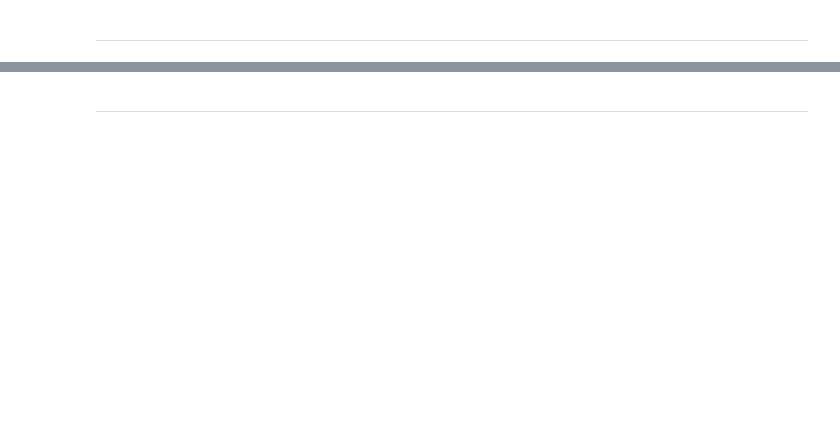
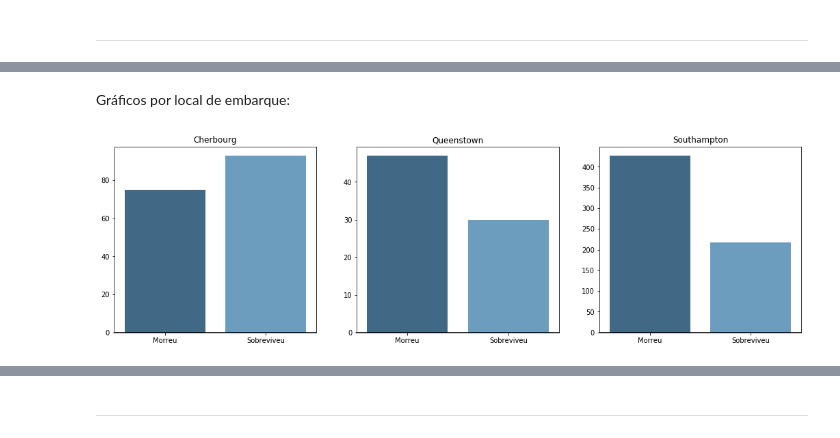
Before and after one commit to DiegoAbreu/Kaggle-Titanic, a Jupyter notebook: Kg-titanic.ipynb, the cells around one changed output, grey strips where cells are left out. Saved outputs shown, nothing was run; the diff lists cells and outputs as text; code cells hidden in the pictures; blank space fills up the shorter version.

```diff
--- a/Kg-titanic.ipynb
+++ b/Kg-titanic.ipynb
@@ -150,0 +403,26 @@ Precisamos descobrir de acordo com suas caracteristicas, se as pessoas do datase
+# %% [markdown]
+Gráficos por local de embarque:
+# %%
+f, (ax1, ax2, ax3) = plt.subplots(1, 3, figsize=(18, 5), sharex=True)
+x="Survived"
+
+sns.barplot(data = analise, x=x, y="Embarked_C",palette = 'Blues_d', ax=ax1)
+ax1.axhline(0, color="k", clip_on=False)
+ax1.set_title("Cherbourg")
+ax1.set_ylabel("")
+ax1.set_xlabel("")
+
+sns.barplot(data = analise, x=x, y="Embarked_Q",palette = 'Blues_d', ax=ax2)
+ax2.axhline(0, color="k", clip_on=False)
+ax2.set_title("Queenstown")
+ax2.set_ylabel("")
+ax2.set_xlabel("")
+
+sns.barplot(data = analise, x=x, y="Embarked_S",palette = 'Blues_d', ax=ax3)
+ax3.axhline(0, color="k", clip_on=False)
+ax3.set_title("Southampton")
+ax3.set_ylabel("")
+ax3.set_xlabel("")
+plt.show()
+# %% [output]
+[figure, added]
```
Also changed, not shown: parts of 135 cells of this notebook.
